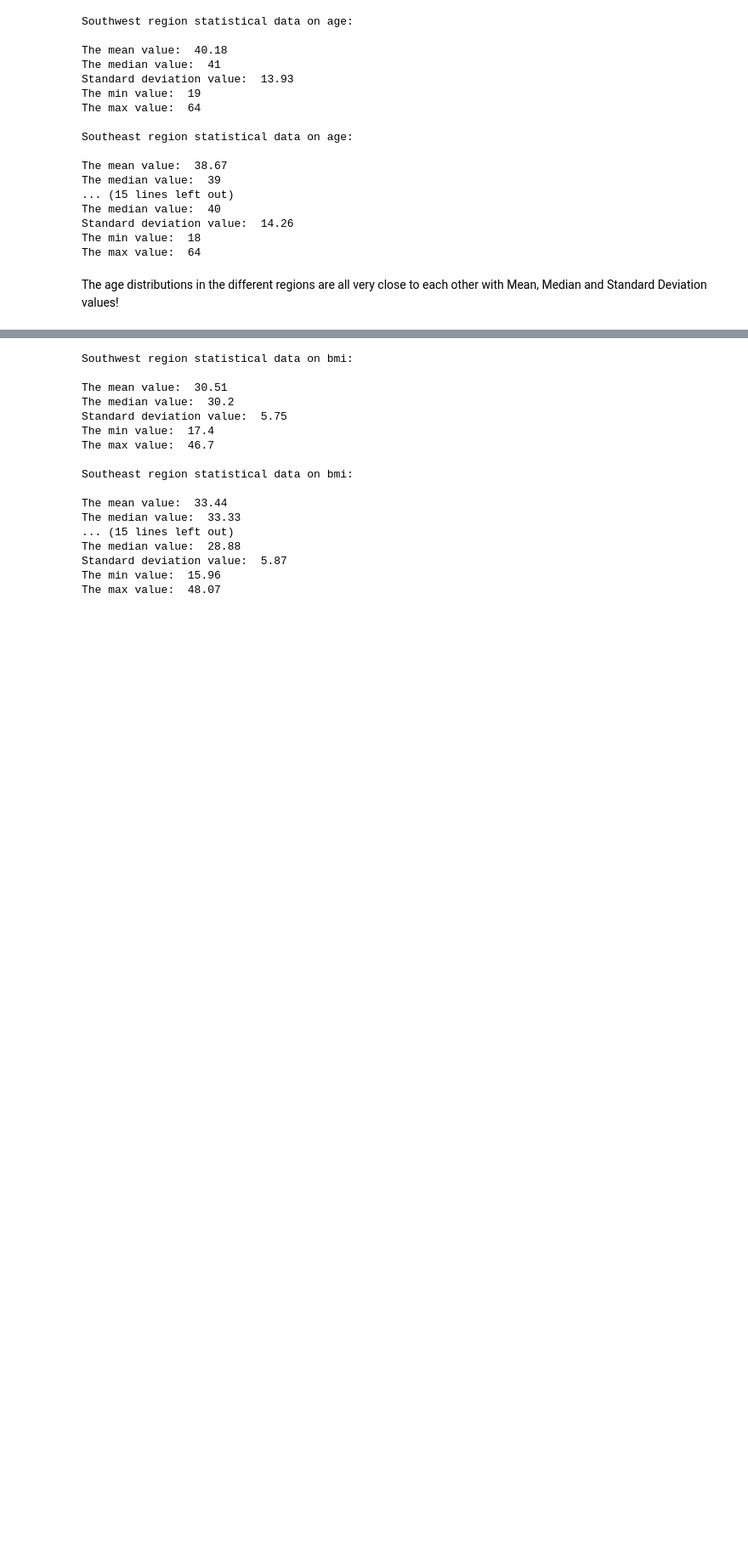
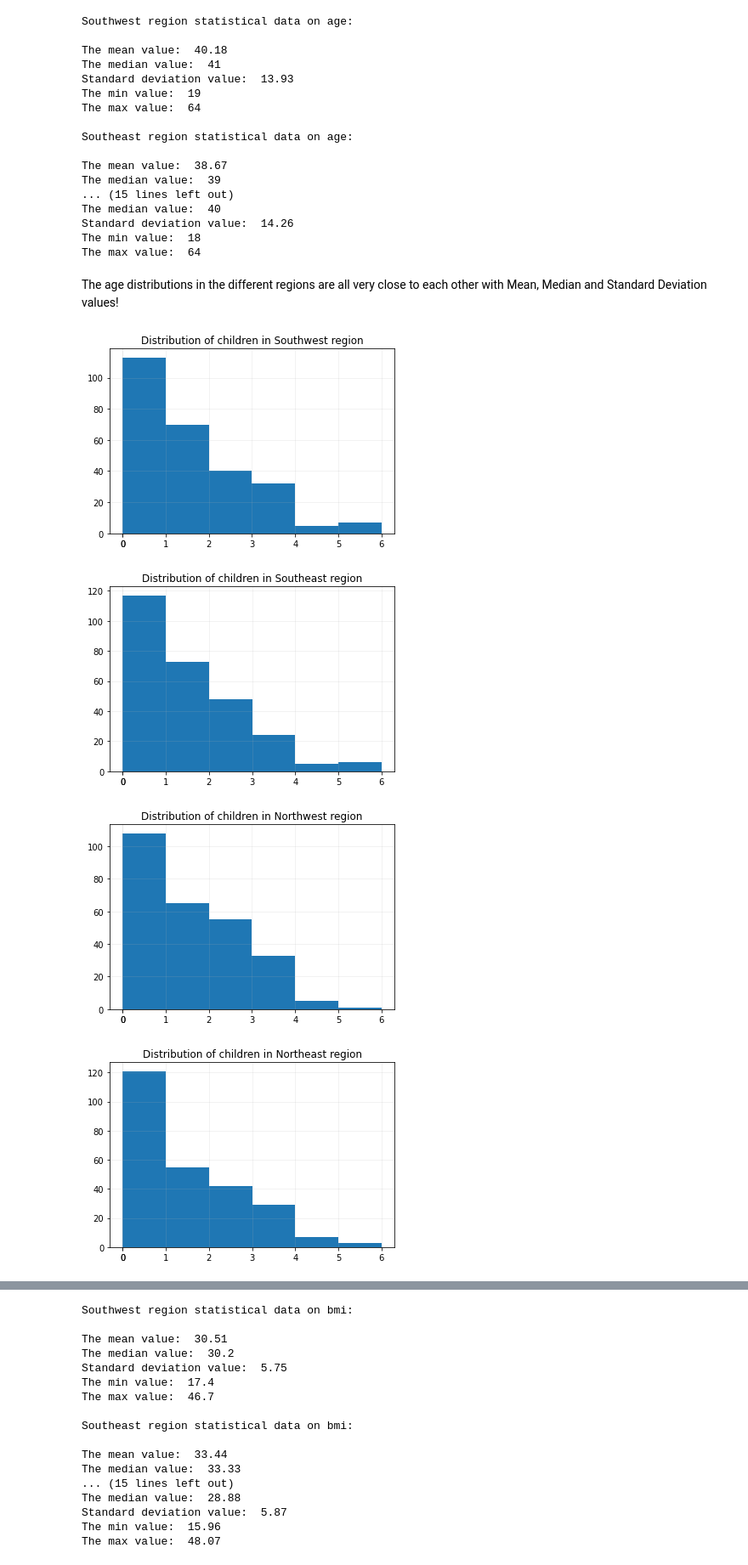
Before and after one commit to Nikitozzz-creator/U.S.-Medical-Insurance-Project, a Jupyter notebook: US_medical_insurance_project_NK_final.ipynb, the cells around one changed output, grey strips where cells are left out. Shown at 85% size. Saved outputs shown, nothing was run; the diff lists cells and outputs as text; code cells hidden in the pictures; blank space fills up the shorter version.

Commit message:
Update US_medical_insurance_project_NK_final.ipynb
Checked the child distribution across the regions for non-smoking people. It is fairly equal and should not affect the average charges.

```diff
--- a/US_medical_insurance_project_NK_final.ipynb
+++ b/US_medical_insurance_project_NK_final.ipynb
@@ -382,3 +383,10 @@ The min value:  18
 The max value:  64
 # %% [markdown]
 The age distributions in the different regions are all very close to each other with Mean, Median and Standard Deviation values!
+# %%
+region_dist_plots(regions_dict_nonsmokers, "children", range(0, 7, 1))
+# %% [output]
+[figure, added]
+[figure, added]
+[figure, added]
+[figure, added]
```
Also changed, not shown: parts of 3 cells of this notebook.
